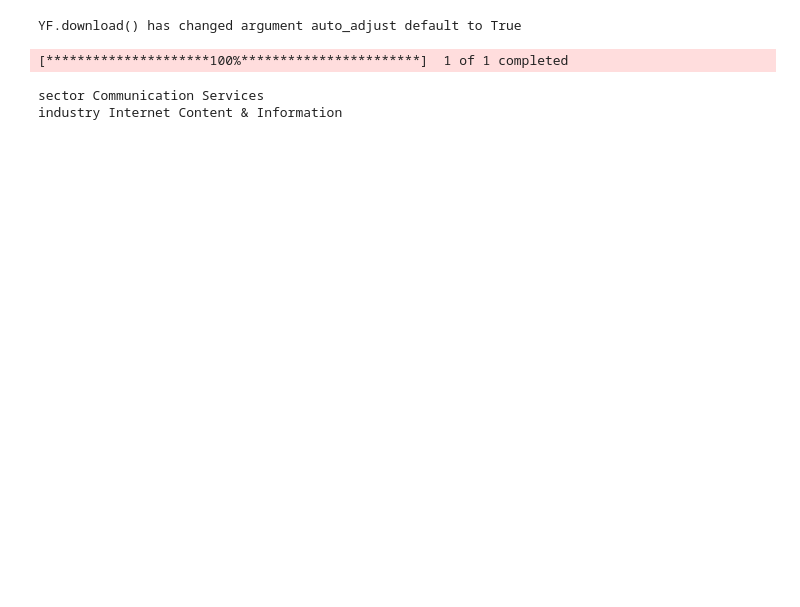
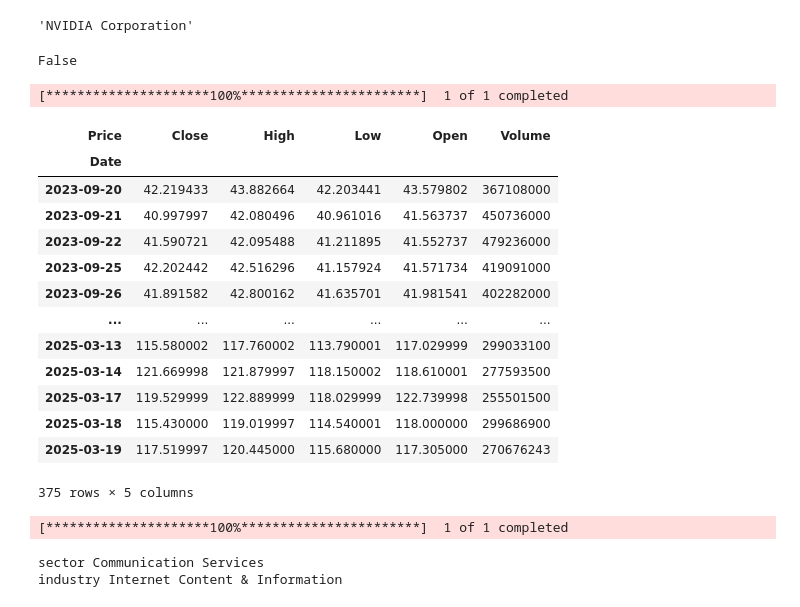
Before and after one commit to sangjunyoo-phd/Investment-Assistance-Dashboard, a Jupyter notebook: test.ipynb, the cells around one changed output. Drawn from its saved outputs; the diff is of its cells as text; code cells hidden in the pictures; blank space fills up the shorter version.

```diff
--- a/test.ipynb
+++ b/test.ipynb
@@ -7,7 +37,13 @@ import numpy as np
 # %%
 def fetch_stock_data(ticker:str) -> pd.DataFrame:
     """
-    Fetch the 6month stock data of single ticker from yahoo finance.
+    Fetch the stock data of a ticker from yahoo finance.
+
+    Args:
+        ticker: A stock ticker string symbol
+
+    Returns:
+        Stock Data
     """
     stock = yf.download(ticker, period="18mo")
     stock.columns = stock.columns.droplevel(1) # Make the multi-index columns to a single level column; compatible with plotly
@@ -14,0 +55,18 @@ def fetch_stock_data(ticker:str) -> pd.DataFrame:
+# %%
+response = ollama.chat(
+    model = 'gemma3:4b',
+    messages = [
+        {"role": "user",
+         "content": f"What is the company name and finance ticker for this company? {user_query}"}
+    ],
+    format = TickerResponse.model_json_schema()
+)
+# %%
+llm_query = TickerResponse.model_validate_json(response.message.content)
+name = llm_query.name
+ticker = llm_query.ticker
+# %%
+name_from_ticker = yf.Ticker(ticker).info['longName']
+name_from_ticker
+# %% [output]
+'NVIDIA Corporation'
@@ -15,3 +85,29 @@ def fetch_stock_data(ticker:str) -> pd.DataFrame:
+# %%
+llm_evaluation = TickerEvaluation.model_validate_json(evaluation.message.content)
+llm_evaluation.they_are_same
+# %% [output]
+False
+# %%
+data = fetch_stock_data(ticker)
+# %% [output]
+[*********************100%***********************]  1 of 1 completed
+# %%
+data
+# %% [output]
+| Price | Close | High | Low | Open | Volume |
+| Date |  |  |  |  |  |
+| 2023-09-20 | 42.219433 | 43.882664 | 42.203441 | 43.579802 | 367108000 |
+| 2023-09-21 | 40.997997 | 42.080496 | 40.961016 | 41.563737 | 450736000 |
+| 2023-09-22 | 41.590721 | 42.095488 | 41.211895 | 41.552737 | 479236000 |
+| 2023-09-25 | 42.202442 | 42.516296 | 41.157924 | 41.571734 | 419091000 |
+| 2023-09-26 | 41.891582 | 42.800162 | 41.635701 | 41.981541 | 402282000 |
+| ... | ... | ... | ... | ... | ... |
+| 2025-03-13 | 115.580002 | 117.760002 | 113.790001 | 117.029999 | 299033100 |
+| 2025-03-14 | 121.669998 | 121.879997 | 118.150002 | 118.610001 | 277593500 |
+| 2025-03-17 | 119.529999 | 122.889999 | 118.029999 | 122.739998 | 255501500 |
+| 2025-03-18 | 115.430000 | 119.019997 | 114.540001 | 118.000000 | 299686900 |
+| 2025-03-19 | 117.519997 | 120.445000 | 115.680000 | 117.305000 | 270676243 |
+375 rows × 5 columns
 # %%
 def calculate_SMA(stock:pd.DataFrame, window:int) -> pd.DataFrame:
     """
@@ -29,13 +125,12 @@ def calculate_SMA(stock:pd.DataFrame, window:int) -> pd.DataFrame:
     stock[f'SMA {window}'] = SMA
     return stock
 # %%
-ticker = 'NVDA'
+
 stock = fetch_stock_data(ticker)
 stock = calculate_SMA(stock, 50)
 stock = calculate_SMA(stock, 200)
 # %% [output]
-YF.download() has changed argument auto_adjust default to True
+[*********************100%***********************]  1 of 1 completed
-[*********************100%***********************]  1 of 1 completed
 # %%
 # Plot stock price
 six_month_ago = stock.index[-1] - pd.DateOffset(months = 6)
```
Also changed, not shown: parts of 24 cells of this notebook, 7 other files.
